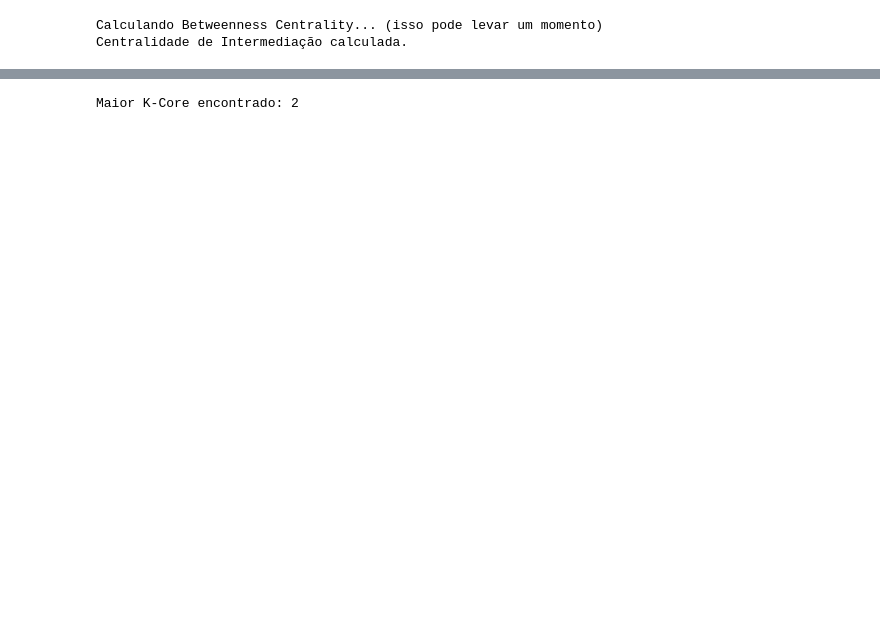
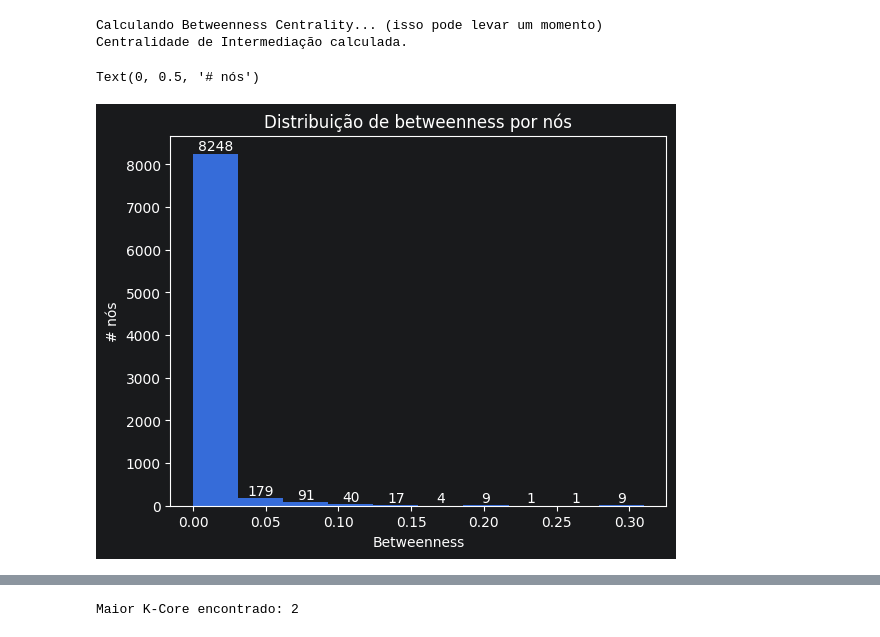
Before and after one commit to gabriel26077/por-que-todo-mundo-odeia-o-m34, a Jupyter notebook: analise_mobilidade_br101.ipynb, the cells around one changed output, grey strips where cells are left out. Drawn from its saved outputs; the diff is of its cells as text; code cells hidden in the pictures; blank space fills up the shorter version.

```diff
--- a/analise_mobilidade_br101.ipynb
+++ b/analise_mobilidade_br101.ipynb
@@ -108,3 +154,15 @@ print('Centralidade de Intermediação calculada.')
 # %% [output]
 Calculando Betweenness Centrality... (isso pode levar um momento)
 Centralidade de Intermediação calculada.
+# %%
+counts, bins, patches = plt.hist(betweenness.values())
+
+# Add labels on top of bars
+plt.bar_label(patches, fmt='%.0f')
+
+plt.title('Distribuição de betweenness por nós')
+plt.xlabel('Betweenness')
+plt.ylabel('# nós')
+# %% [output]
+Text(0, 0.5, '# nós')
+[figure, added]
```
Also changed, not shown: parts of 17 cells of this notebook, 1 other file.
